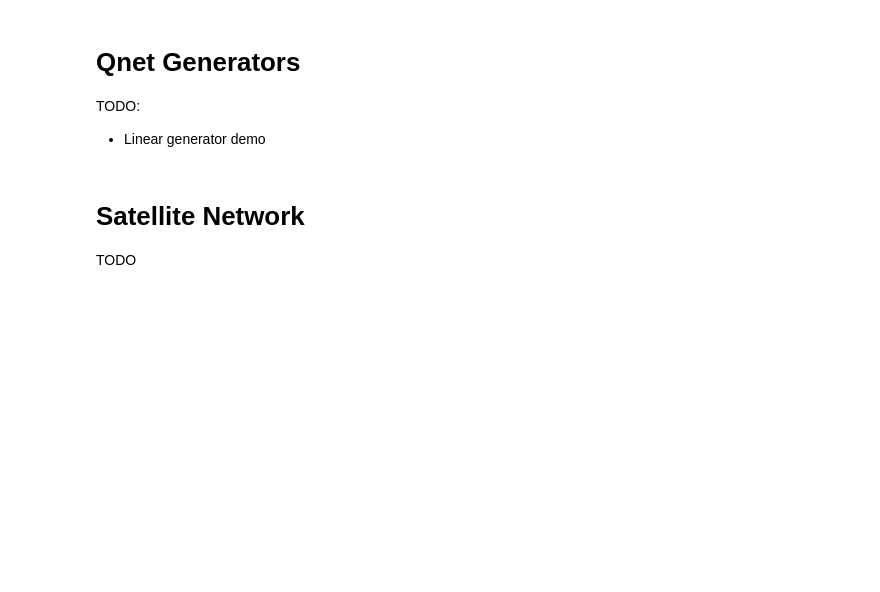
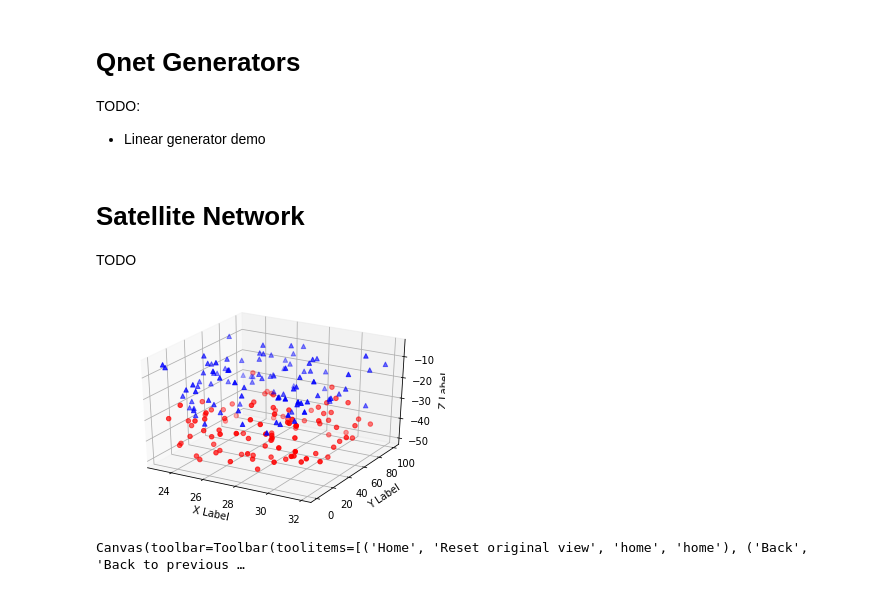
Before and after one commit to drpeterrohde/QNET, a Jupyter notebook: Demo.ipynb, the cells around one changed output. Drawn from its saved outputs; the diff is of its cells as text; code cells hidden in the pictures; blank space fills up the shorter version.

```diff
--- a/Demo.ipynb
+++ b/Demo.ipynb
@@ -302,3 +322,76 @@ TODO:
 # %% [markdown]
 # Satellite Network
 TODO
+# %%
+'''
+==============
+3D scatterplot
+==============
+
+Demonstration of a basic scatterplot in 3D.
+'''
+
+def randrange(n, vmin, vmax):
+    '''
+    Helper function to make an array of random numbers having shape (n, )
+    with each number distributed Uniform(vmin, vmax).
+    '''
+    return (vmax - vmin)*np.random.rand(n) + vmin
+
+fig = plt.figure()
+ax = fig.add_subplot(111, projection='3d')
+
+n = 100
+
+# For each set of style and range settings, plot n random points in the box
+# defined by x in [23, 32], y in [0, 100], z in [zlow, zhigh].
+for c, m, zlow, zhigh in [('r', 'o', -50, -25), ('b', '^', -30, -5)]:
+    xs = randrange(n, 23, 32)
+    ys = randrange(n, 0, 100)
+    zs = randrange(n, zlow, zhigh)
+    ax.scatter(xs, ys, zs, c=c, marker=m)
+
+ax.set_xlabel('X Label')
+ax.set_ylabel('Y Label')
+ax.set_zlabel('Z Label')
+
+plt.show()
+# %% [output]
+[figure, added]
+# %%
+fig = plt.figure()
+ax = fig.add_subplot(111, projection='3d')
+
+# Note widget requires external packkage jupyter matplotlib
+# %matplotlib widget
+
+for node in X2.nodes:
+    x = node.coords[0]
+    y = node.coords[1]
+    z = node.coords[2]
+
+    # TODO: Create different markers depending on node type
+    ax.scatter(x, y, z, c = 'b', marker = 'o')
+    ax.text(x, y, z, '%s' % node.name, size=12, zorder=1)
+
+    # Todo: Figure out how to offset text.
+
+for edge in X2.edges:
+    xs = [edge[0].coords[0], edge[1].coords[0]]
+    ys = [edge[0].coords[1], edge[1].coords[1]]
+    zs = [edge[0].coords[2], edge[1].coords[2]]
+
+    # TODO: Set custom line styles depending on which nodes are being connected
+    # TODO: Label lines with costs
+
+    if (isinstance(edge[0], QNET.Satellite) or isinstance(edge[1], QNET.Satellite)):
+        line = art3d.Line3D(xs, ys, zs, linestyle = '--')
+
+    else:
+        line = art3d.Line3D(xs, ys, zs)
+
+    ax.add_line(line)
+
+plt.show()
+# %% [output]
+Canvas(toolbar=Toolbar(toolitems=[('Home', 'Reset original view', 'home', 'home'), ('Back', 'Back to previous …
```
Also changed, not shown: parts of 3 cells of this notebook, 2 other files.
